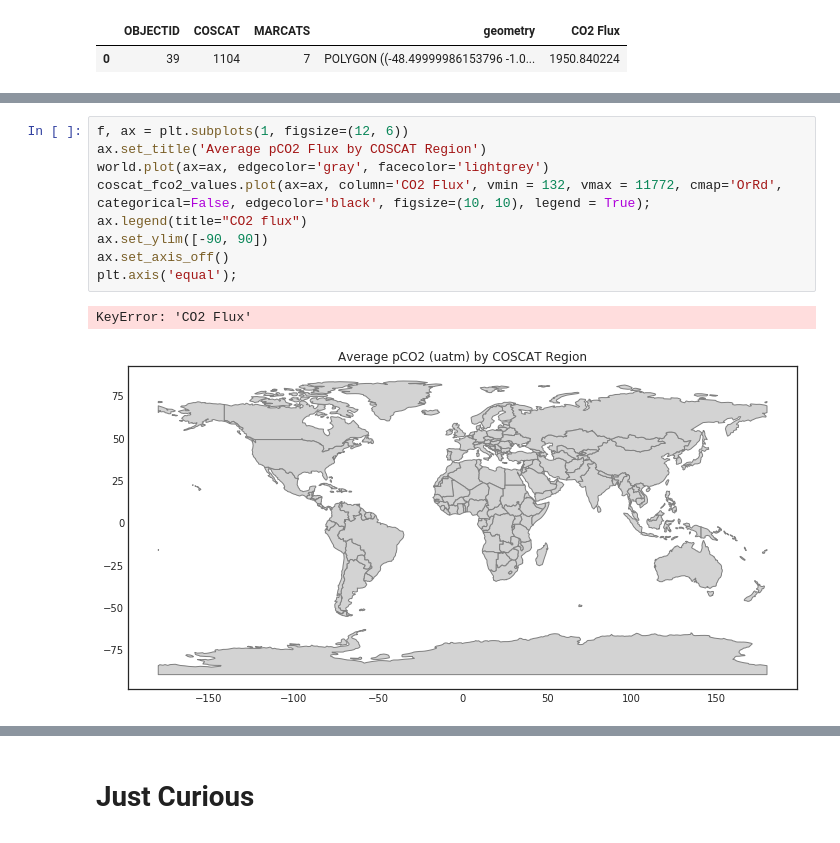
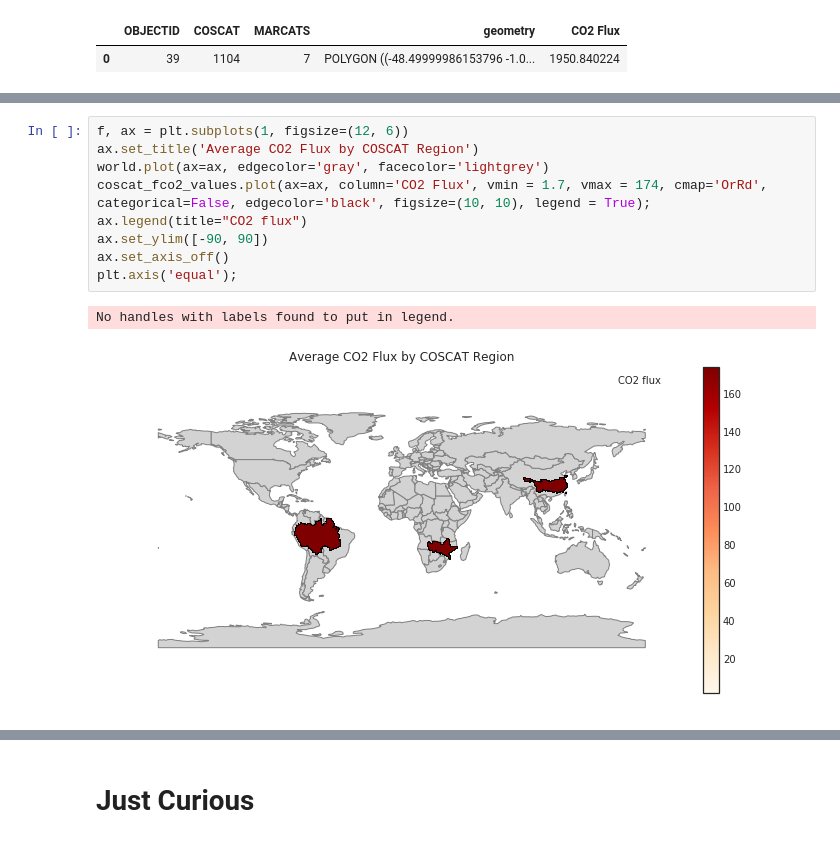
Before and after one commit to geohackweek/ghw2018_web_portal_inlandwater_co2, a Jupyter notebook: notebooks/Exploratory Data Analysis.ipynb, the cells around one changed output, grey strips where cells are left out. Cells and saved outputs as stored; diff of their text form.

```diff
--- a/notebooks/Exploratory Data Analysis.ipynb
+++ b/notebooks/Exploratory Data Analysis.ipynb
@@ -174,13 +174,13 @@ No handles with labels found to put in legend.
 <img src="Raymond_2012_pCO2.png" alt="Raymond 2012 Original" style="width:600px;height:auto;">
 # %%
 f, ax = plt.subplots(1, figsize=(12, 6))
-ax.set_title('Average pCO2 Flux by COSCAT Region')
+ax.set_title('Average CO2 Flux by COSCAT Region')
 world.plot(ax=ax, edgecolor='gray', facecolor='lightgrey')
-coscat_fco2_values.plot(ax=ax, column='CO2 Flux', vmin = 132, vmax = 11772, cmap='OrRd', categorical=False, edgecolor='black', figsize=(10, 10), legend = True);
+coscat_fco2_values.plot(ax=ax, column='CO2 Flux', vmin = 1.7, vmax = 174, cmap='OrRd', categorical=False, edgecolor='black', figsize=(10, 10), legend = True);
 ax.legend(title="CO2 flux")
 ax.set_ylim([-90, 90])
 ax.set_axis_off()
 plt.axis('equal');
 # %% [output]
-KeyError: 'CO2 Flux'
+No handles with labels found to put in legend.
-[figure, old version]
+[figure, new version]
```
Also changed, not shown: parts of 2 cells of this notebook.
